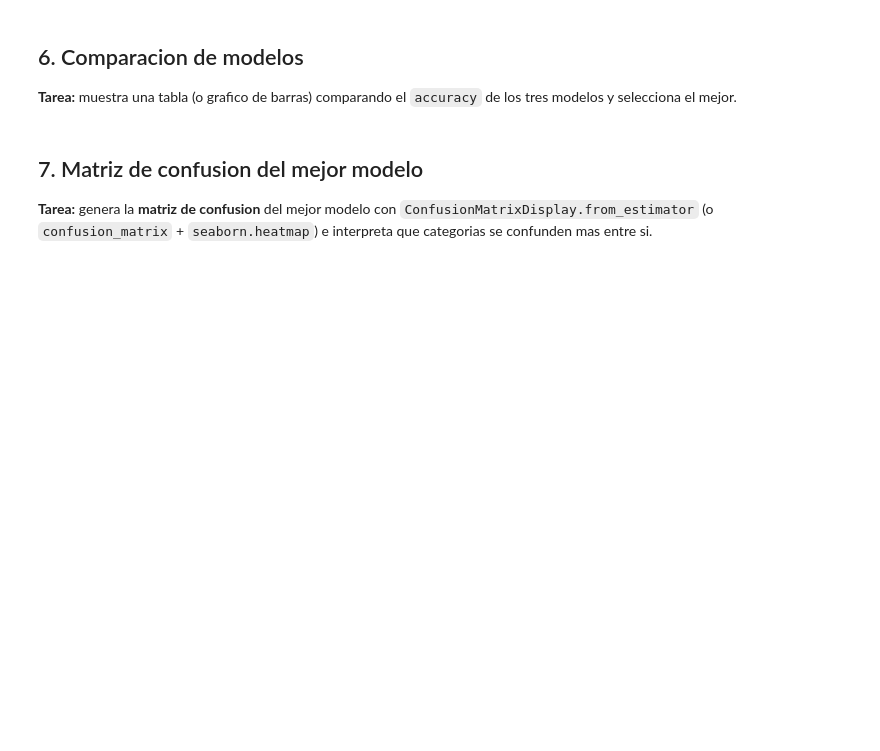
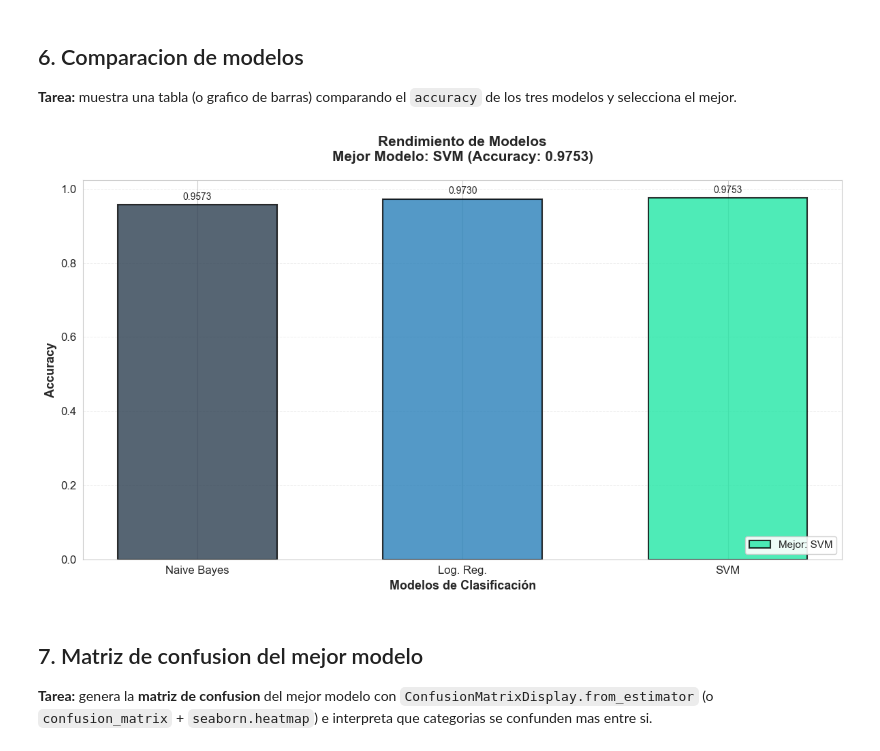
Before and after one commit to echaparro/Procesamiento_Natural_del_Lenguaje_2026, a Jupyter notebook: Modulo II/Actividad_6_Clasificacion_Texto_Multiclase_Pipelines.ipynb, the cells around one changed output. Drawn from its saved outputs; the diff is of its cells as text; code cells hidden in the pictures; blank space fills up the shorter version.

```diff
--- a/Modulo II/Actividad_6_Clasificacion_Texto_Multiclase_Pipelines.ipynb
+++ b/Modulo II/Actividad_6_Clasificacion_Texto_Multiclase_Pipelines.ipynb
@@ -113,6 +205,19 @@ from sklearn.pipeline import Pipeline
 from sklearn.metrics import accuracy_score, classification_report
 
 # itera sobre 'modelos', entrena (fit), predice y reporta metricas
-# resultados = {}
-# for nombre, modelo in modelos.items():
-#     ...
+resultados = {}
+for nombre, modelo in modelos.items():
+    modelo.fit(X_train,y_train)
+    y_pred = modelo.predict(X_test)
+    accuracy = accuracy_score(y_test, y_pred)
+    report = classification_report(y_test, y_pred)
+
+    resultados[nombre] = {
+        'accuracy': accuracy,
+        'classification_report': report,
+        'modelo':modelo
+    }
+
+    print("="*10,f"Modelo: {nombre}","="*10)
+    print(f"Accuracy: {accuracy:.4f}")
+    print(f"Classification Report:\n{report}")
@@ -122,7 +245,44 @@ from sklearn.metrics import accuracy_score, classification_report
 **Tarea:** muestra una tabla (o grafico de barras) comparando el `accuracy` de los tres modelos
 y selecciona el mejor.
 # %%
-# TODO: tabla/grafico comparativo de accuracy
+nombres= list(resultados.keys())
+accuracies = [resultados[m]['accuracy'] for m in nombres]
+mejor_idx = np.argmax(accuracies)
+mejor_modelo = nombres[mejor_idx]
+mejor_accuracy = accuracies[mejor_idx]
+
+plt.figure(figsize=(12, 7))
+barras = plt.bar(nombres, accuracies,
+                 color=['#2c3e50', '#2980b9', "#22e6a5"],
+                 alpha=0.8,
+                 edgecolor='black',
+                 linewidth=1.5,
+                 width=0.6)
+
+for i, (barra, acc) in enumerate(zip(barras, accuracies)):
+    altura = barra.get_height()
+    plt.text(barra.get_x() + barra.get_width()/2., altura + 0.008,
+             f'{acc:.4f}', ha='center', va='bottom', fontsize=10)
+
+
+
+plt.xlabel('Modelos de Clasificación', fontsize=13, fontweight='bold')
+plt.ylabel('Accuracy', fontsize=13, fontweight='bold')
+plt.title(f'Rendimiento de Modelos\n'
+          f'Mejor Modelo: {mejor_modelo} (Accuracy: {mejor_accuracy:.4f})',
+          fontsize=15, fontweight='bold', pad=20)
+
+plt.grid(axis='y', alpha=0.3, linestyle='--', linewidth=0.7)
+plt.xticks(fontsize=12)
+plt.yticks(fontsize=12)
+
+plt.legend([barras[mejor_idx]], [f'Mejor: {mejor_modelo}'],
+           loc='lower right', fontsize=11, framealpha=0.9)
+
+plt.tight_layout()
+plt.show()
+# %% [output]
+[figure, added]
 # %% [markdown]
 ## 7. Matriz de confusion del mejor modelo
 
```
Also changed, not shown: parts of 10 cells of this notebook.
